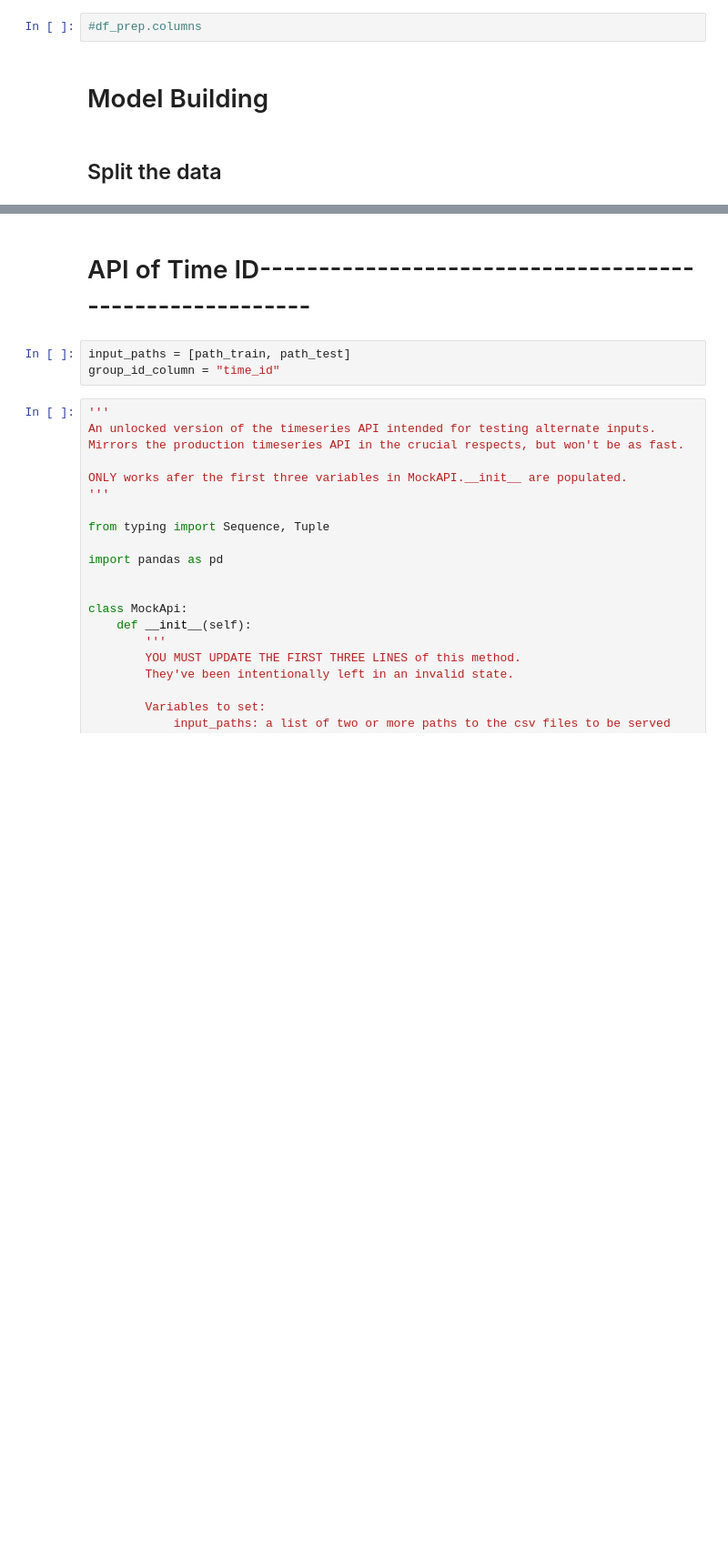
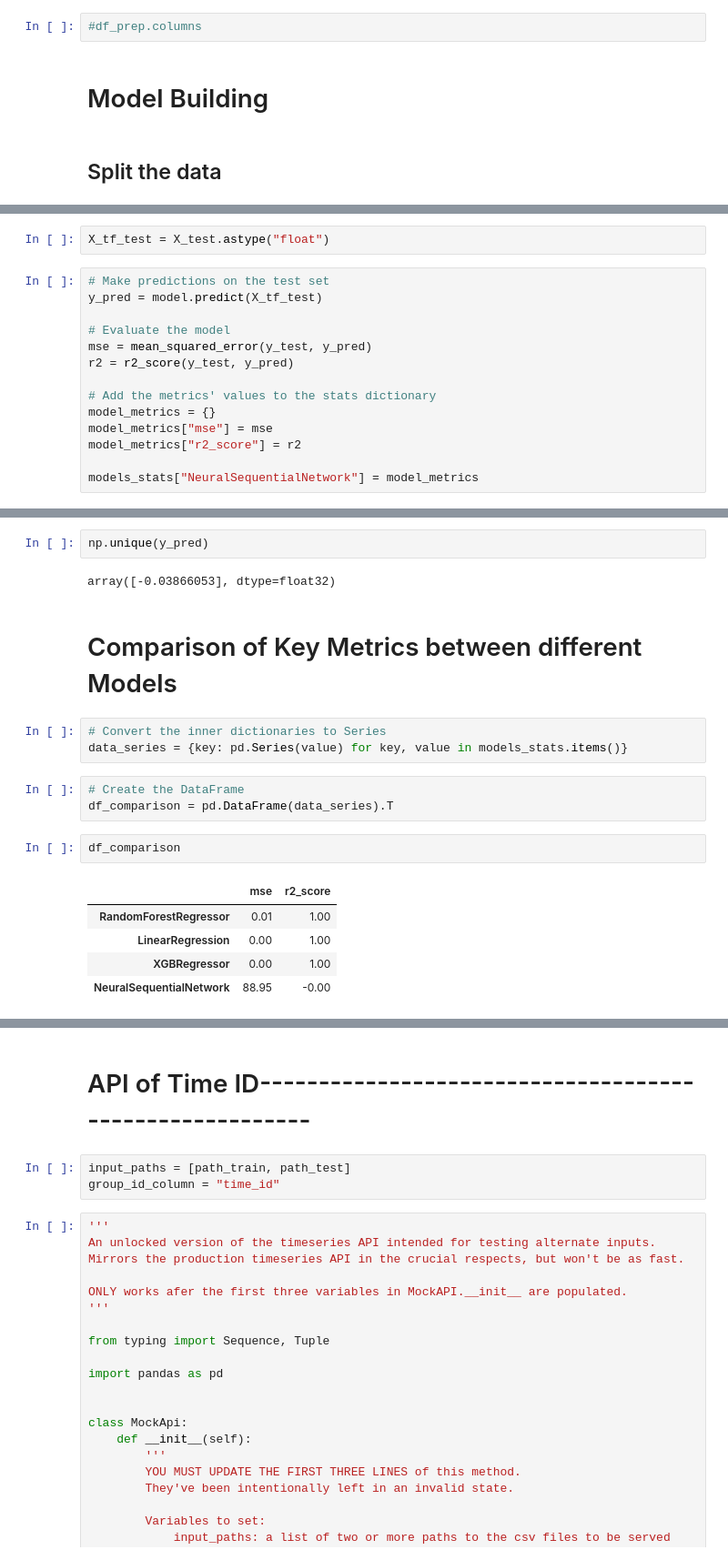
Before and after one commit to Max77788/StockPricePrediction, a Jupyter notebook: stockpriceprediction-project.ipynb, the cells around one changed output, grey strips where cells are left out. Shown at 91% size. Drawn from its saved outputs; the diff is of its cells as text; blank space fills up the shorter version.

```diff
--- a/stockpriceprediction-project.ipynb
+++ b/stockpriceprediction-project.ipynb
@@ -184,0 +397,16 @@ with open("randomRegressorModel.pkl", "rb") as file:
+# %%
+X_tf_test = X_test.astype("float")
+# %%
+# Make predictions on the test set
+y_pred = model.predict(X_tf_test)
+
+# Evaluate the model
+mse = mean_squared_error(y_test, y_pred)
+r2 = r2_score(y_test, y_pred)
+
+# Add the metrics' values to the stats dictionary
+model_metrics = {}
+model_metrics["mse"] = mse
+model_metrics["r2_score"] = r2
+
+models_stats["NeuralSequentialNetwork"] = model_metrics
@@ -184,0 +415,20 @@ with open("randomRegressorModel.pkl", "rb") as file:
+# %%
+np.unique(y_pred)
+# %% [output]
+array([-0.03866053], dtype=float32)
+# %% [markdown]
+# Comparison of Key Metrics between different Models
+# %%
+# Convert the inner dictionaries to Series
+data_series = {key: pd.Series(value) for key, value in models_stats.items()}
+# %%
+# Create the DataFrame
+df_comparison = pd.DataFrame(data_series).T
+# %%
+df_comparison
+# %% [output]
+|  | mse | r2_score |
+| RandomForestRegressor | 0.01 | 1.00 |
+| LinearRegression | 0.00 | 1.00 |
+| XGBRegressor | 0.00 | 1.00 |
+| NeuralSequentialNetwork | 88.95 | -0.00 |
```
Also changed, not shown: parts of 71 cells of this notebook.
